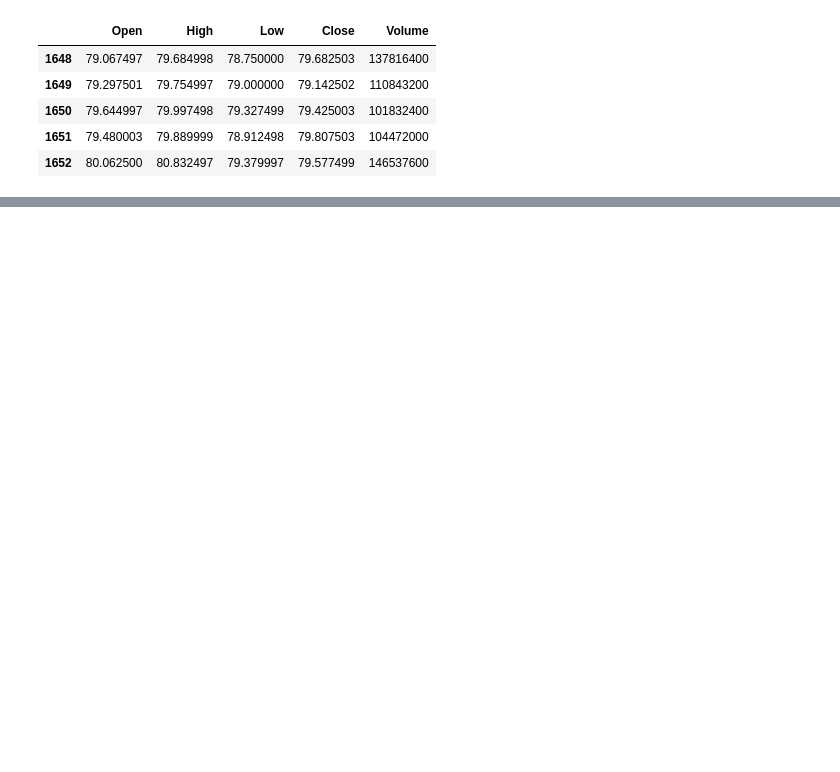
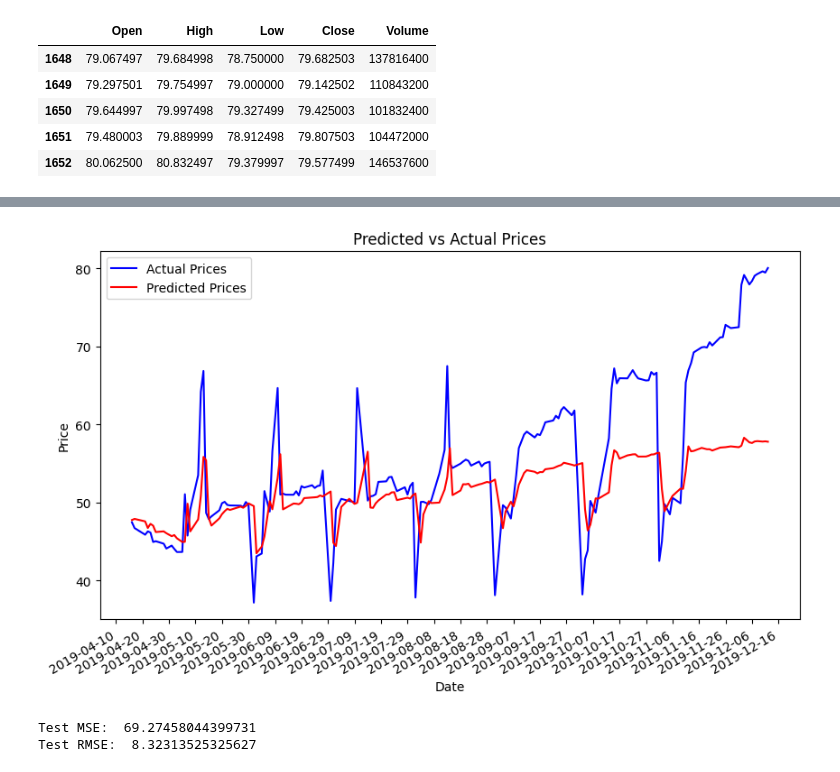
Before and after one commit to SiruiHe/Sentiment-to-Stocks, a Jupyter notebook: code.ipynb, the cells around one changed output, grey strips where cells are left out. Saved outputs shown, nothing was run; the diff lists cells and outputs as text; code cells hidden in the pictures; blank space fills up the shorter version.

```diff
--- a/code.ipynb
+++ b/code.ipynb
@@ -518,4 +514,48 @@ plt.show()
+# %%
+# 加载最佳模型
+model.load_state_dict(torch.load('./model/best_model.pth'))
+
+# 使用模型进行预测
+model.eval()
+with torch.no_grad():
+    test_predictions = model(test_features).numpy()
+
+import joblib
+scaler_features = joblib.load('./model/scaler_features.pkl')
+scaler_target = joblib.load('./model/scaler_target.pkl')
+
+# 反缩放预测值
+test_predictions = scaler_target.inverse_transform(test_predictions).flatten()
+
+# 反缩放真实目标值
+test_target = scaler_target.inverse_transform(test_target.reshape(-1, 1)).flatten()
+# %%
+# 绘制实际股价和预测股价的对比图
+plt.figure(figsize=(10, 6))
+plt.plot(date[train_size+val_size:train_size+val_size+len(test_target)], test_target, label='Actual Prices', color='blue')
+plt.plot(date[train_size+val_size:train_size+val_size+len(test_predictions)], test_predictions, label='Predicted Prices', color='red')
+
+# 设置x轴的日期格式
+plt.gca().xaxis.set_major_formatter(mdates.DateFormatter('%Y-%m-%d'))
+plt.gca().xaxis.set_major_locator(mdates.DayLocator(interval=10))  # 设置日期间隔，这里是每180天一个刻度
+
+plt.title('Predicted vs Actual Prices')
+plt.xlabel('Date')
+plt.ylabel('Price')
+plt.legend()
+plt.gcf().autofmt_xdate()  # 自动调整x轴日期标签的角度以提高可读性
+plt.show()
+# %% [output]
+[figure, added]
 # %%
 from sklearn.metrics import mean_squared_error
-rmse = np.sqrt(mean_squared_error(test_target, test_predictions))
+
+# 计算MSE
+mse = mean_squared_error(test_target, test_predictions)
+print('Test MSE: ', mse)
+# 计算RMSE
+rmse = np.sqrt(mse)
 print('Test RMSE: ', rmse)
+# %% [output]
+Test MSE:  69.27458044399731
+Test RMSE:  8.32313525325627
```
Also changed, not shown: parts of 26 cells of this notebook, 2 other files.
